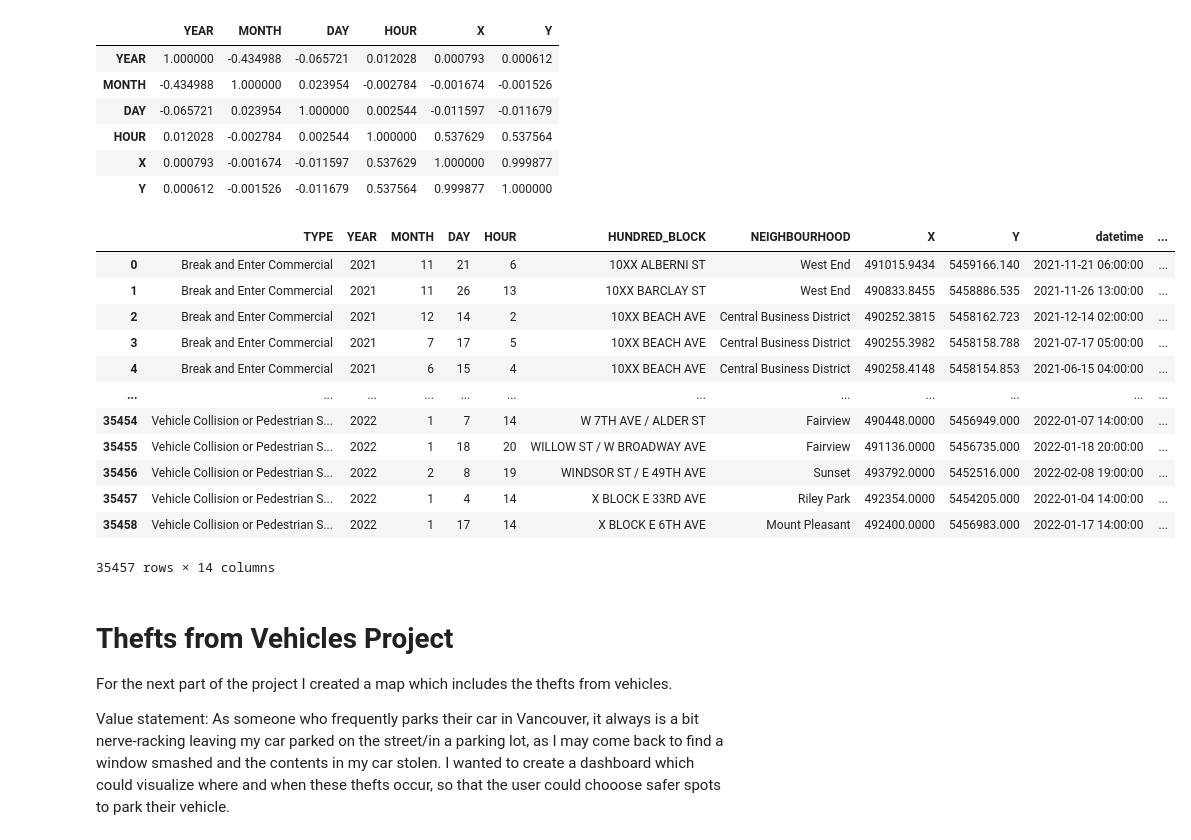
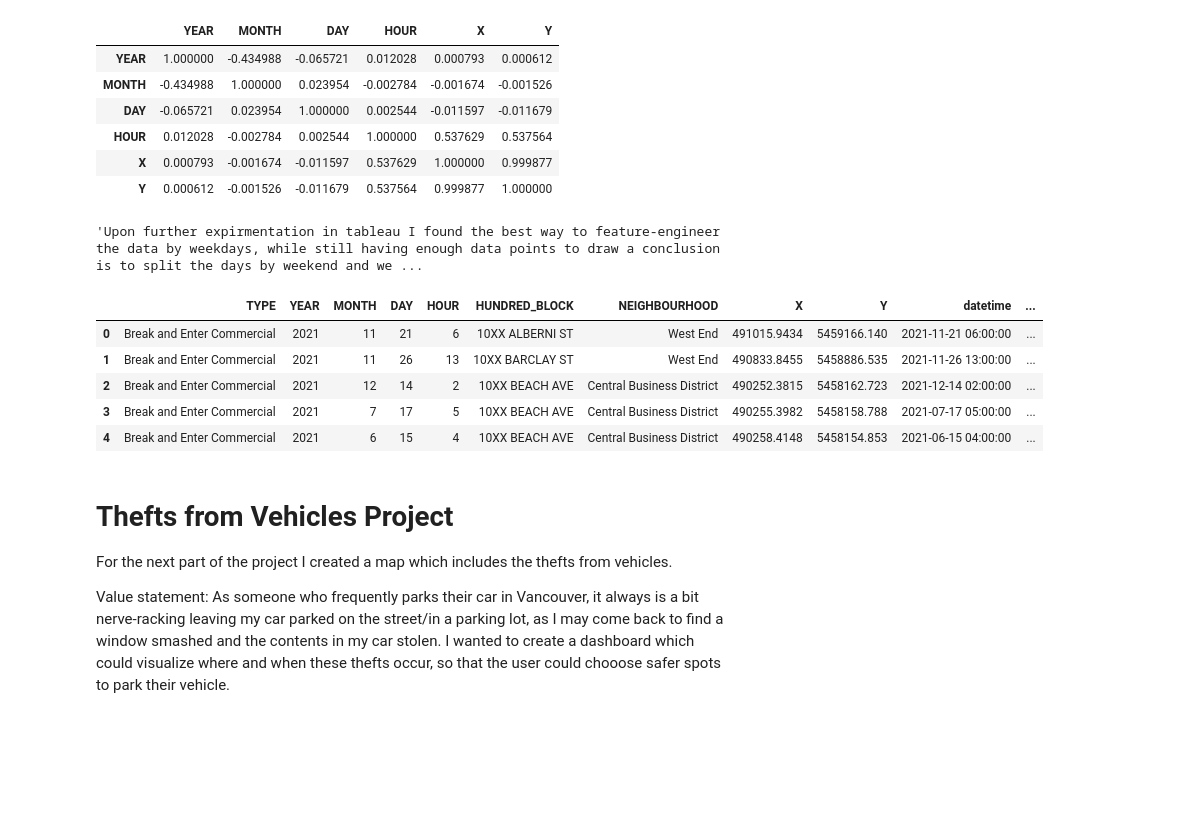
Before and after one commit to LazarAdamovic/Crime-in-Vancouver, a Jupyter notebook: Jupyter_notebooks_preprocessing.ipynb, the cells around one changed output. Saved outputs shown, nothing was run; the diff lists cells and outputs as text; code cells hidden in the pictures; blank space fills up the shorter version.

```diff
--- a/Jupyter_notebooks_preprocessing.ipynb
+++ b/Jupyter_notebooks_preprocessing.ipynb
@@ -132,9 +133,31 @@ def rule(row):
 df=df.merge(df.apply(rule, axis=1), left_index=True, right_index=True)
 # %%
 # extract weekday from datetime object
+
 # this could be useful to know as there could be more thefts during certain days of the week (like the weekend)
 # thefts could also be less likely to occur during specific days when at-risk populations recieve income and disability assistance
 # This is only speculation and would require a proper study to make any explicit claims. What I am doing here can be seen as pre-study research
 
+# day name
 df['weekday']=df['datetime'].dt.day_name()
+
+# day number
+df['weekday_date']=df['datetime'].dt.weekday
+# %%
+'''Upon further expirmentation in tableau I found the best way to feature-engineer the data by weekdays, while still having enough data points is to split the days by weekend and weekday. If the user decides they want all the data points they can still choose the "All" button'''
+# %% [output]
+'Upon further expirmentation in tableau I found the best way to feature-engineer the data by weekdays, while still having enough data points to draw a conclusion is to split the days by weekend and we ...
+# %%
+# function that converts the value from 'weekday_date' column and turns it 'weekend' or 'weekday'
+
+def time_of_week_func(x):
+    if x>4 or x==0:
+        w='Weekend'
+    else:
+        w='Weekday'
+    return w
+# %%
+# run time_of_week_func function
+
+df['time_of_week']=df['weekday_date'].apply(time_of_week_func)
 # %%
@@ -151,25 +175,18 @@ def season_func(row):
     return season
 # %%
 # run function
-df['Season']=df.apply(season_func, axis=1, raw=False)
+df['season']=df.apply(season_func, axis=1, raw=False)
 # %%
 #this is our new dataset
 
-df
+df.head(5)
 # %% [output]
 |  | TYPE | YEAR | MONTH | DAY | HOUR | HUNDRED_BLOCK | NEIGHBOURHOOD | X | Y | datetime | ... |
 | 0 | Break and Enter Commercial | 2021 | 11 | 21 | 6 | 10XX ALBERNI ST | West End | 491015.9434 | 5459166.140 | 2021-11-21 06:00:00 | ... |
 | 1 | Break and Enter Commercial | 2021 | 11 | 26 | 13 | 10XX BARCLAY ST | West End | 490833.8455 | 5458886.535 | 2021-11-26 13:00:00 | ... |
 | 2 | Break and Enter Commercial | 2021 | 12 | 14 | 2 | 10XX BEACH AVE | Central Business District | 490252.3815 | 5458162.723 | 2021-12-14 02:00:00 | ... |
 | 3 | Break and Enter Commercial | 2021 | 7 | 17 | 5 | 10XX BEACH AVE | Central Business District | 490255.3982 | 5458158.788 | 2021-07-17 05:00:00 | ... |
 | 4 | Break and Enter Commercial | 2021 | 6 | 15 | 4 | 10XX BEACH AVE | Central Business District | 490258.4148 | 5458154.853 | 2021-06-15 04:00:00 | ... |
-| ... | ... | ... | ... | ... | ... | ... | ... | ... | ... | ... | ... |
-| 35454 | Vehicle Collision or Pedestrian S... | 2022 | 1 | 7 | 14 | W 7TH AVE / ALDER ST | Fairview | 490448.0000 | 5456949.000 | 2022-01-07 14:00:00 | ... |
-| 35455 | Vehicle Collision or Pedestrian S... | 2022 | 1 | 18 | 20 | WILLOW ST / W BROADWAY AVE | Fairview | 491136.0000 | 5456735.000 | 2022-01-18 20:00:00 | ... |
-| 35456 | Vehicle Collision or Pedestrian S... | 2022 | 2 | 8 | 19 | WINDSOR ST / E 49TH AVE | Sunset | 493792.0000 | 5452516.000 | 2022-02-08 19:00:00 | ... |
-| 35457 | Vehicle Collision or Pedestrian S... | 2022 | 1 | 4 | 14 | X BLOCK E 33RD AVE | Riley Park | 492354.0000 | 5454205.000 | 2022-01-04 14:00:00 | ... |
-| 35458 | Vehicle Collision or Pedestrian S... | 2022 | 1 | 17 | 14 | X BLOCK E 6TH AVE | Mount Pleasant | 492400.0000 | 5456983.000 | 2022-01-17 14:00:00 | ... |
-35457 rows × 14 columns
 # %% [markdown]
 # Thefts from Vehicles Project
 
```
Also changed, not shown: parts of 17 cells of this notebook.
